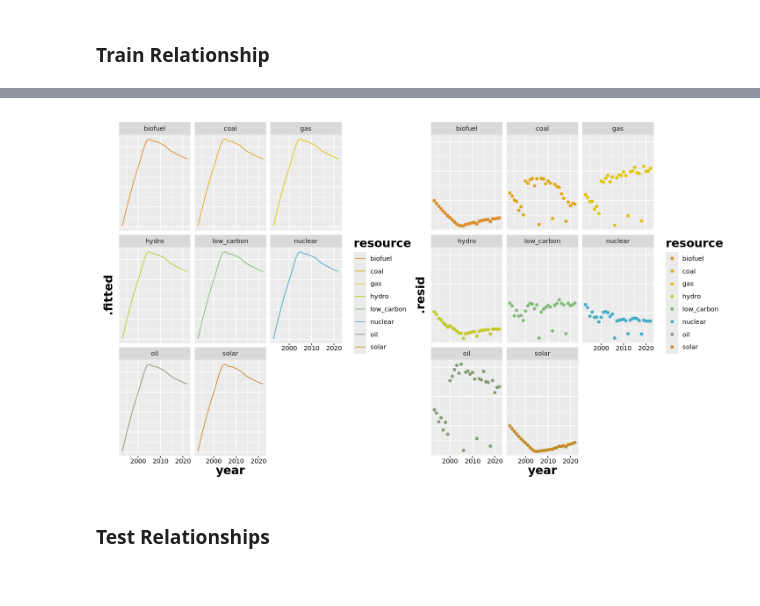
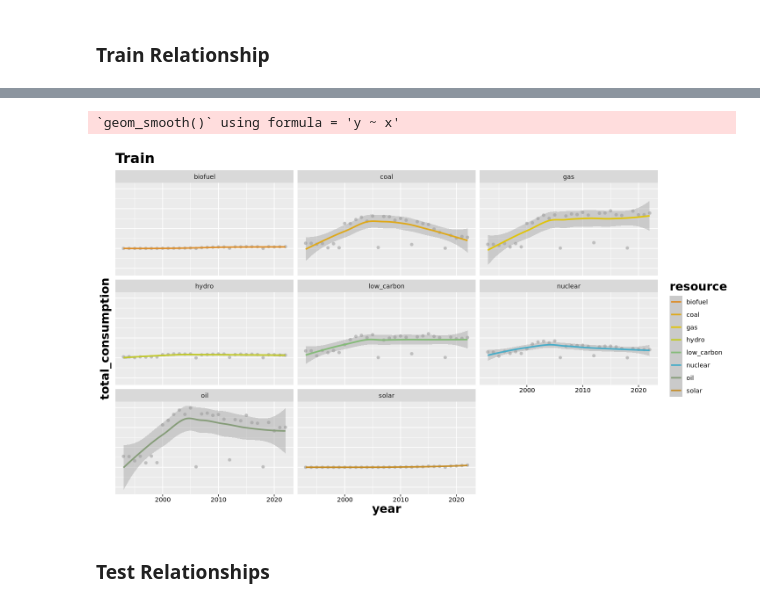
Before and after one commit to jackyeung99/class_exploratory-data-analysis, a Jupyter notebook: In_class/in_class4.ipynb, the cells around one changed output, grey strips where cells are left out. Drawn from its saved outputs; the diff is of its cells as text; code cells hidden in the pictures.

```diff
--- a/In_class/in_class4.ipynb
+++ b/In_class/in_class4.ipynb
@@ -120,3 +117,0 @@ loess_smoother = loess(data = train_pivot, formula = total_consumption ~ year)
-# %%
-train_pred <- augment(loess_smoother, data=train_pivot, type.predict = "response")
-head(train_pred)
@@ -133,18 +118,12 @@ A tibble: 6 × 5
 # %%
-p1 <- ggplot(train_pred, aes(x = year , y=.fitted, color=resource)) +
-    geom_line() +
+p1 <- ggplot(train_pred, aes(x = year , y=total_consumption, color=resource)) +
+    geom_point(color="grey") +
+    geom_smooth(method="loess") +
     facet_wrap(~resource) +
-    scale_color_manual(values = pal)
-
-
-p2 <- ggplot(train_pred, aes(x = year, y=.resid, color=resource)) +
-    geom_point() +
-    facet_wrap(~resource) +
-    scale_color_manual(values = pal)
-
-
-p1 + p2
+    scale_color_manual(values = pal) +
+    labs(title='Train Set')
 # %% [output]
+`geom_smooth()` using formula = 'y ~ x'
-[figure, old version]
+[figure, new version]
 # %% [markdown]
 ### Test Relationships
```
Also changed, not shown: parts of 7 cells of this notebook.
